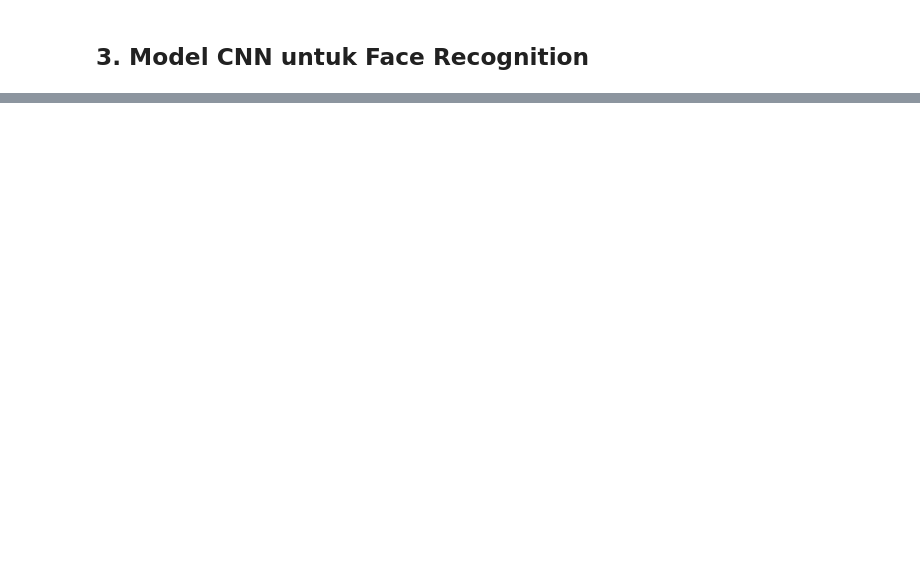
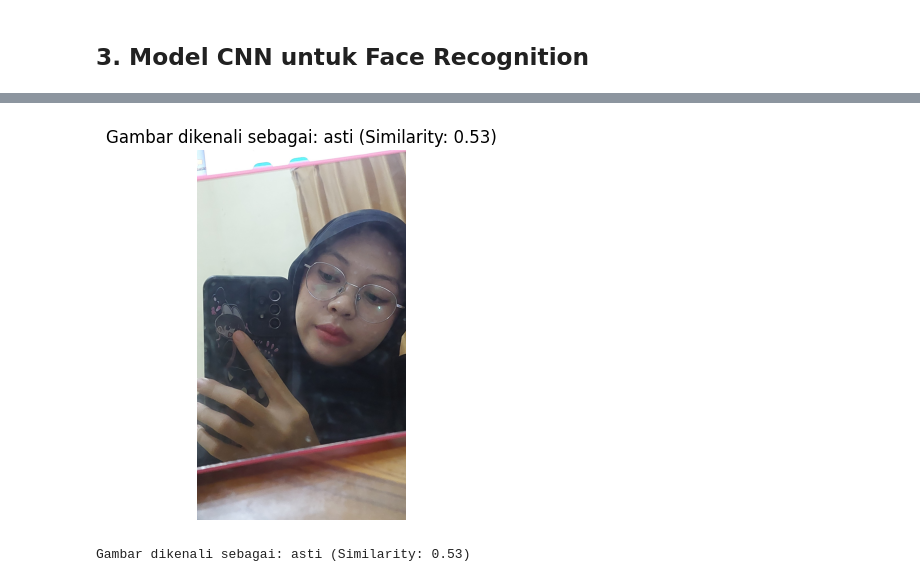
Before and after one commit to astinurin/Machine-Learning_2024, a Jupyter notebook: Kelompok_7_Machine_Learning_Kuis_2.ipynb, the cells around one changed output, grey strips where cells are left out. Saved outputs shown, nothing was run; the diff lists cells and outputs as text; code cells hidden in the pictures; blank space fills up the shorter version.

```diff
--- a/Kelompok_7_Machine_Learning_Kuis_2.ipynb
+++ b/Kelompok_7_Machine_Learning_Kuis_2.ipynb
@@ -449,10 +475,21 @@ def preprocess_image(img_path):
     img_array /= 255.0  # Normalisasi gambar (sama seperti di training)
     return img_array
 # %%
-# Uji Gambar
+import matplotlib.pyplot as plt
+import cv2
+import numpy as np
+
+# Fungsi untuk memuat dan memproses gambar
+def preprocess_image(image_path):
+    img = cv2.imread(image_path)
+    img = cv2.cvtColor(img, cv2.COLOR_BGR2RGB)  # Mengubah warna ke RGB untuk ditampilkan dengan benar
+    img = cv2.resize(img, (160, 160))  # Sesuaikan ukuran gambar dengan input model
+    img = img / 255.0  # Normalisasi
+    img_array = np.expand_dims(img, axis=0)  # Tambah dimensi batch
+    return img_array
 
 # Predicted label mapping
-class_labels = ['asti', 'maulita', 'soobin', 'yeonjun']  # Urutkan sesuai dengan index training
+class_labels = ['asti', 'naufal', 'soobin', 'yeonjun']  # Urutkan sesuai dengan index training
 
 # Path gambar uji
 test_image_path = '/content/drive/My Drive/Machine_Learning/kuis2/test/asti2.jpg'
@@ -469,5 +506,16 @@ predicted_class = np.argmax(predictions, axis=1)[0]  # Ambil nilai index prediks
 # Menampilkan hasil prediksi
 predicted_label = class_labels[predicted_class]  # Gunakan index untuk memilih label
 
+# Membaca gambar untuk ditampilkan
+img = cv2.imread(test_image_path)
+img = cv2.cvtColor(img, cv2.COLOR_BGR2RGB)  # Konversi ke RGB untuk ditampilkan dengan benar
+
+# Menampilkan gambar beserta keterangan
+plt.imshow(img)
+plt.title(f'Gambar dikenali sebagai: {predicted_label} (Similarity: {predictions[0][predicted_class]:.2f})')
+plt.axis('off')  # Menyembunyikan sumbu
+plt.show()
+
+# Print keterangan di console
 print(f'Gambar dikenali sebagai: {predicted_label} (Similarity: {predictions[0][predicted_class]:.2f})')
 # %% [output]
@@ -476 +523,3 @@ Gambar dikenali sebagai: asti (Similarity: 0.39)
+[figure, added]
+Gambar dikenali sebagai: asti (Similarity: 0.53)
 # %%
```
Also changed, not shown: parts of 9 cells of this notebook.
